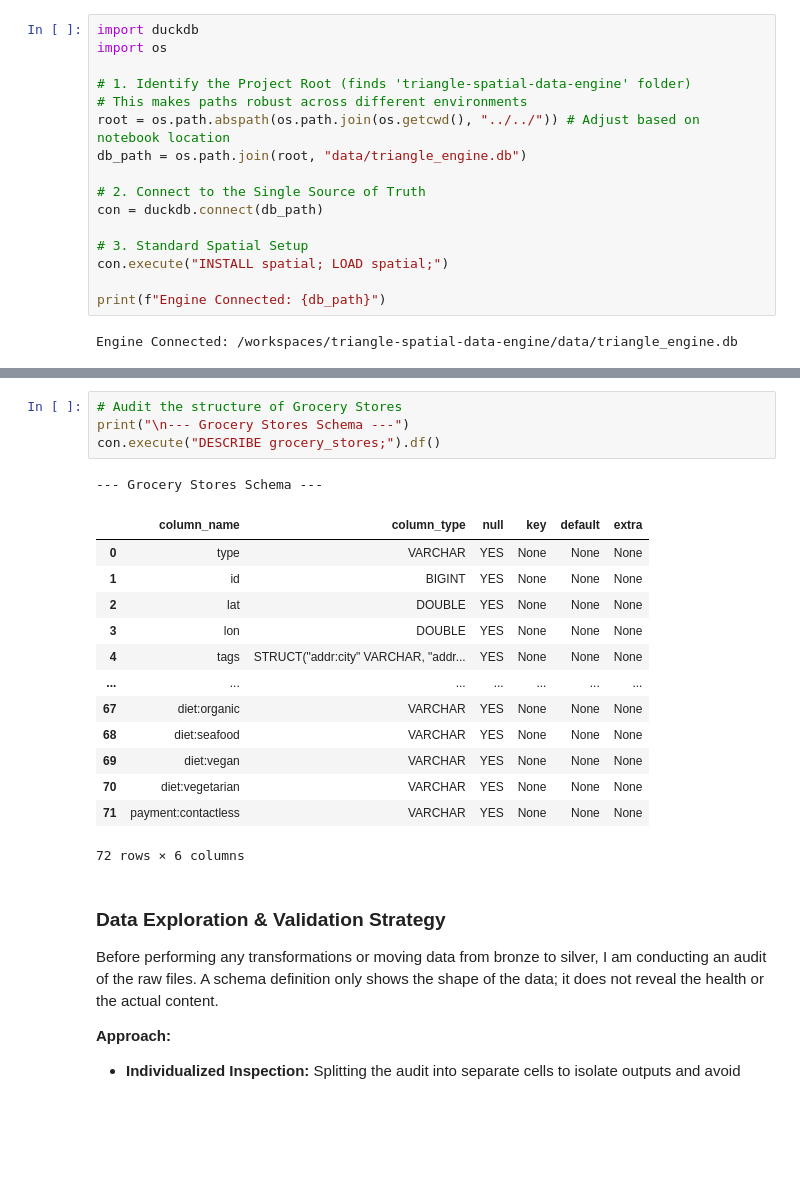
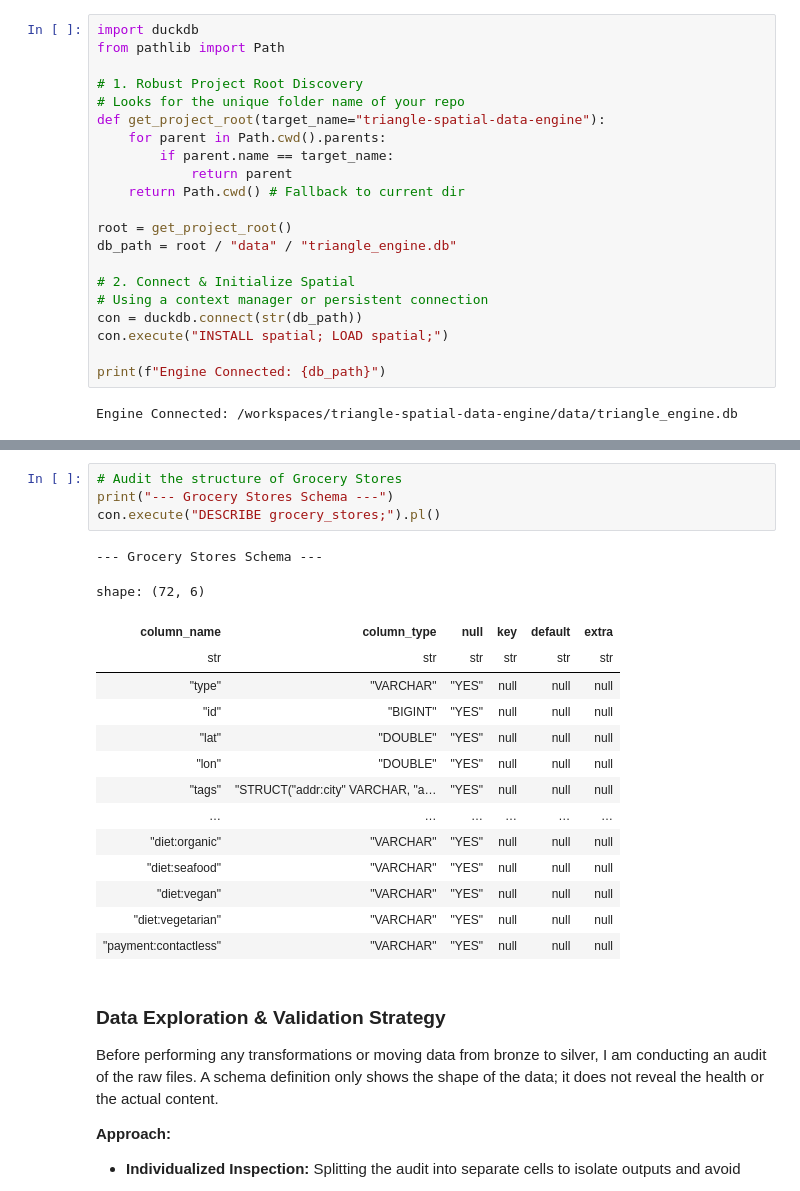
Before and after one commit to markAndrewRay/triangle-spatial-data-engine, a Jupyter notebook: projects/01_food_desert_transit/sandbox.ipynb, the cells around one changed output, grey strips where cells are left out. Drawn from its saved outputs; the diff is of its cells as text; blank space fills up the shorter version.

```diff
--- a/projects/01_food_desert_transit/sandbox.ipynb
+++ b/projects/01_food_desert_transit/sandbox.ipynb
@@ -1,16 +1,21 @@
 # %%
 import duckdb
-import os
+from pathlib import Path
 
-# 1. Identify the Project Root (finds 'triangle-spatial-data-engine' folder)
-# This makes paths robust across different environments
-root = os.path.abspath(os.path.join(os.getcwd(), "../../")) # Adjust based on notebook location
-db_path = os.path.join(root, "data/triangle_engine.db")
+# 1. Robust Project Root Discovery
+# Looks for the unique folder name of your repo
+def get_project_root(target_name="triangle-spatial-data-engine"):
+    for parent in Path.cwd().parents:
+        if parent.name == target_name:
+            return parent
+    return Path.cwd() # Fallback to current dir
 
-# 2. Connect to the Single Source of Truth
-con = duckdb.connect(db_path)
+root = get_project_root()
+db_path = root / "data" / "triangle_engine.db"
 
-# 3. Standard Spatial Setup
+# 2. Connect & Initialize Spatial
+# Using a context manager or persistent connection
+con = duckdb.connect(str(db_path))
 con.execute("INSTALL spatial; LOAD spatial;")
 
 print(f"Engine Connected: {db_path}")
@@ -56,22 +69,23 @@ con.execute("DESCRIBE bus_stops;").df()
 # %%
 # Audit the structure of Grocery Stores
-print("\n--- Grocery Stores Schema ---")
-con.execute("DESCRIBE grocery_stores;").df()
+print("--- Grocery Stores Schema ---")
+con.execute("DESCRIBE grocery_stores;").pl()
 # %% [output]
 --- Grocery Stores Schema ---
+shape: (72, 6)
-|  | column_name | column_type | null | key | default | extra |
-| 0 | type | VARCHAR | YES | None | None | None |
-| 1 | id | BIGINT | YES | None | None | None |
-| 2 | lat | DOUBLE | YES | None | None | None |
-| 3 | lon | DOUBLE | YES | None | None | None |
-| 4 | tags | STRUCT("addr:city" VARCHAR, "addr... | YES | None | None | None |
-| ... | ... | ... | ... | ... | ... | ... |
-| 67 | diet:organic | VARCHAR | YES | None | None | None |
-| 68 | diet:seafood | VARCHAR | YES | None | None | None |
-| 69 | diet:vegan | VARCHAR | YES | None | None | None |
-| 70 | diet:vegetarian | VARCHAR | YES | None | None | None |
-| 71 | payment:contactless | VARCHAR | YES | None | None | None |
+| column_name | column_type | null | key | default | extra |
+| str | str | str | str | str | str |
+| "type" | "VARCHAR" | "YES" | null | null | null |
+| "id" | "BIGINT" | "YES" | null | null | null |
+| "lat" | "DOUBLE" | "YES" | null | null | null |
+| "lon" | "DOUBLE" | "YES" | null | null | null |
+| "tags" | "STRUCT("addr:city" VARCHAR, "a… | "YES" | null | null | null |
+| … | … | … | … | … | … |
+| "diet:organic" | "VARCHAR" | "YES" | null | null | null |
+| "diet:seafood" | "VARCHAR" | "YES" | null | null | null |
+| "diet:vegan" | "VARCHAR" | "YES" | null | null | null |
+| "diet:vegetarian" | "VARCHAR" | "YES" | null | null | null |
+| "payment:contactless" | "VARCHAR" | "YES" | null | null | null |
-72 rows × 6 columns
 # %% [markdown]
 ### Data Exploration & Validation Strategy
 
```
Also changed, not shown: parts of 23 cells of this notebook, 3 other files.
